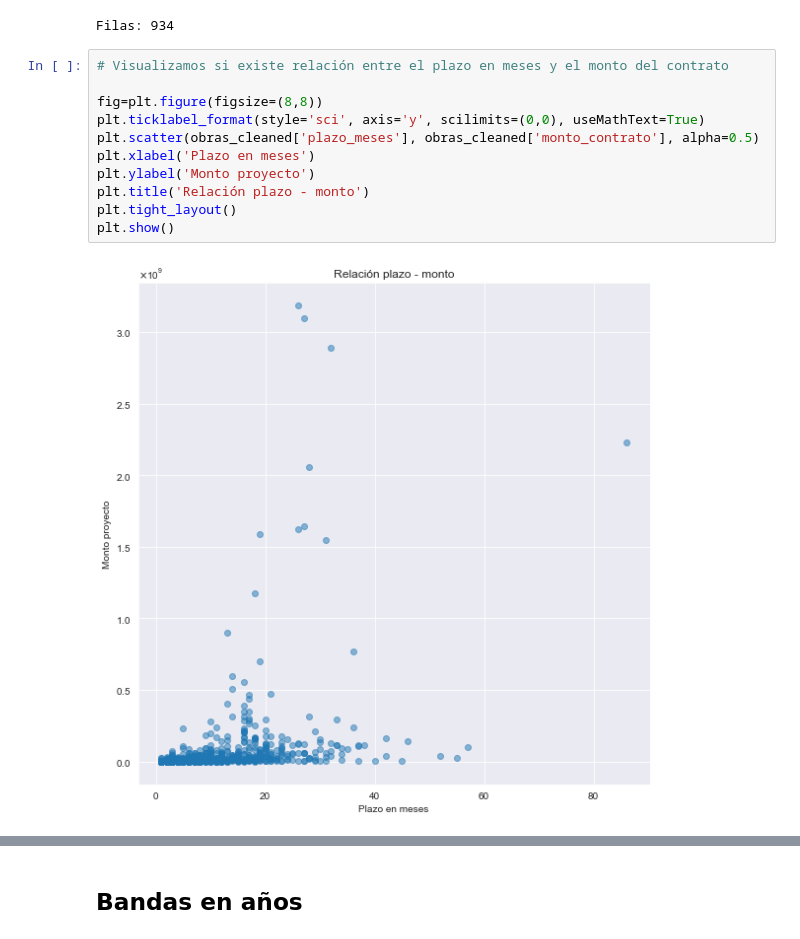
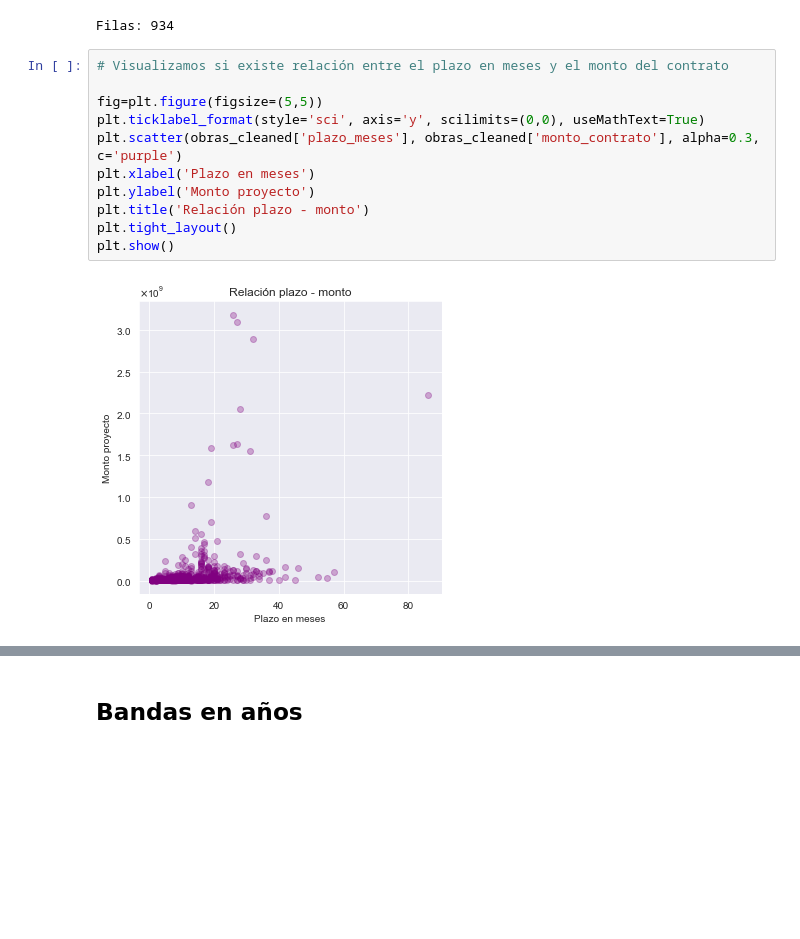
Before and after one commit to micatokashiki/Python-Project, a Jupyter notebook: ClusterAI_Micaela_Tokashiki_EDA.ipynb, the cells around one changed output, grey strips where cells are left out. Saved outputs shown, nothing was run; the diff lists cells and outputs as text; blank space fills up the shorter version.

```diff
--- a/ClusterAI_Micaela_Tokashiki_EDA.ipynb
+++ b/ClusterAI_Micaela_Tokashiki_EDA.ipynb
@@ -580,16 +581,16 @@ Filas: 934
 # %%
 # Visualizamos si existe relación entre el plazo en meses y el monto del contrato
 
-fig=plt.figure(figsize=(8,8))
+fig=plt.figure(figsize=(5,5))
 plt.ticklabel_format(style='sci', axis='y', scilimits=(0,0), useMathText=True)
-plt.scatter(obras_cleaned['plazo_meses'], obras_cleaned['monto_contrato'], alpha=0.5)
+plt.scatter(obras_cleaned['plazo_meses'], obras_cleaned['monto_contrato'], alpha=0.3, c='purple')
 plt.xlabel('Plazo en meses')
 plt.ylabel('Monto proyecto')
 plt.title('Relación plazo - monto')
 plt.tight_layout()
 plt.show()
 # %% [output]
-[figure, old version]
+[figure, new version]
 # %%
 # Visualizamos si existe relación entre el plazo en meses y tipo de obra
 
```
Also changed, not shown: parts of 11 cells of this notebook.
